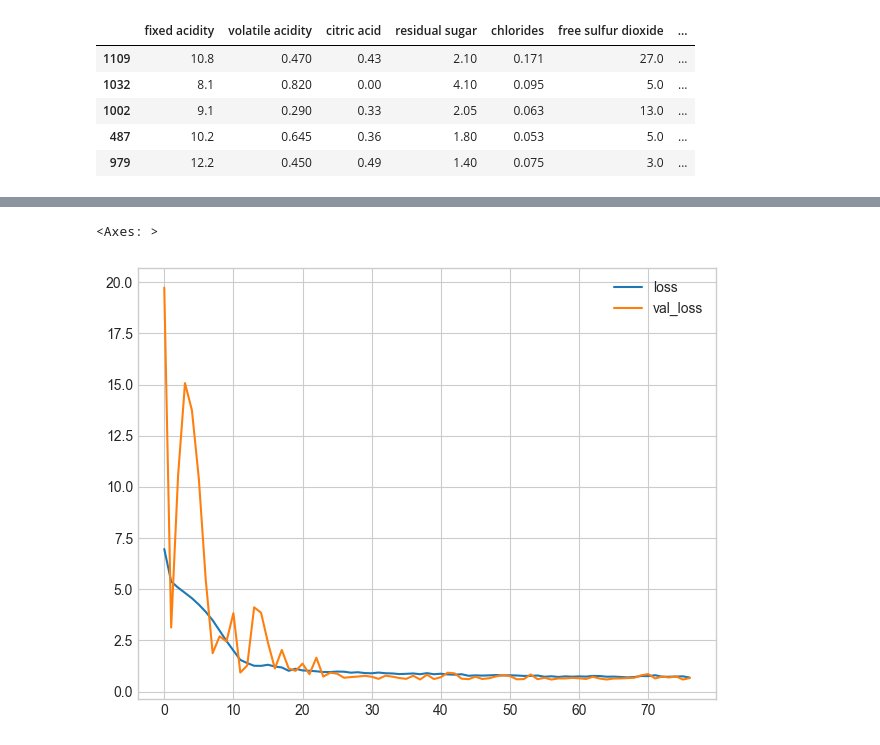
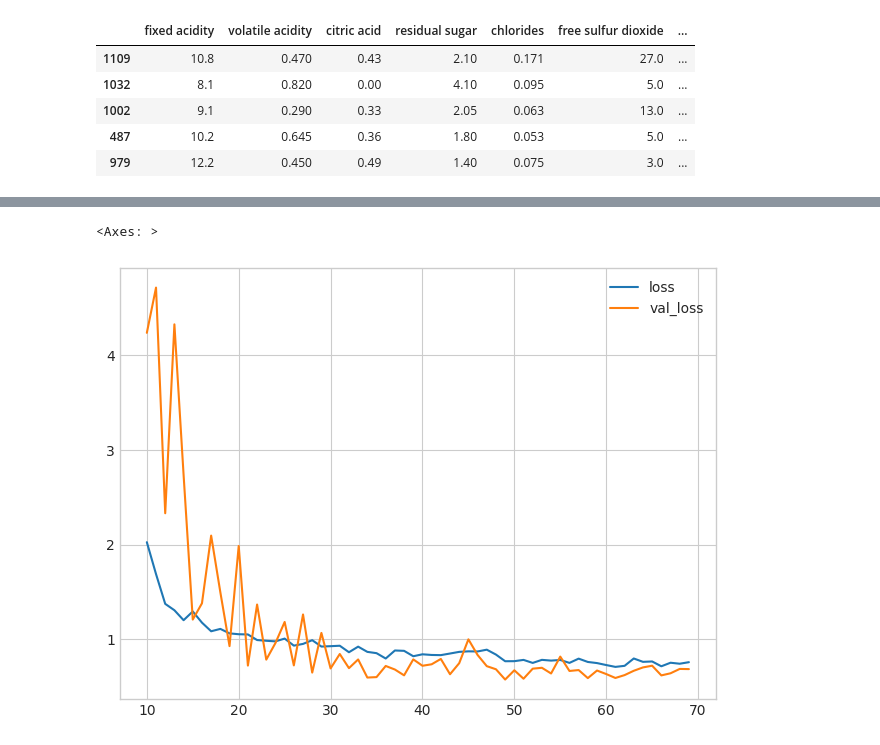
Before and after one commit to minip8/Kaggle-Learning, a Jupyter notebook: notebooks/red_wine.ipynb, the cells around one changed output, grey strips where cells are left out. Drawn from its saved outputs; the diff is of its cells as text; code cells hidden in the pictures.

```diff
--- a/notebooks/red_wine.ipynb
+++ b/notebooks/red_wine.ipynb
@@ -140,9 +173,9 @@ Epoch 77/200
 # %%
 history_keras_sequential_df = pd.DataFrame(history_keras_sequential.history)
-history_keras_sequential_df.plot()
+history_keras_sequential_df[10:].plot()
 # %% [output]
 <Axes: >
-[figure, old version]
+[figure, new version]
 # %%
 x = X_valid["alcohol"]
 y = red_wine_model_keras_sequential.predict(X_valid)
```
Also changed, not shown: parts of 5 cells of this notebook.
